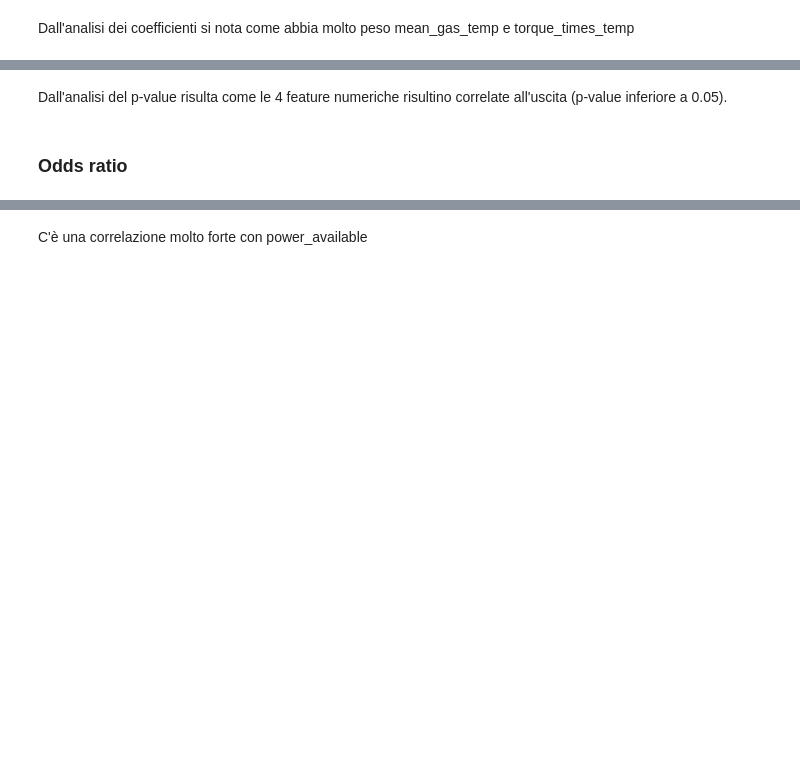
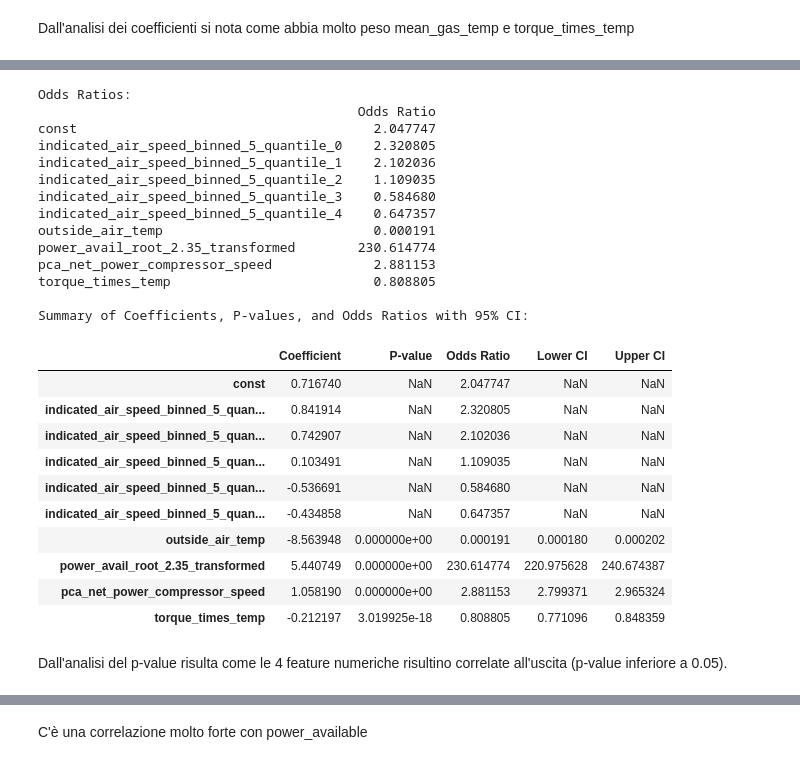
Before and after one commit to TizianoCosta/AML_2425_FinalProject, a Jupyter notebook: notebook/regressione_logistica_3.ipynb, the cells around one changed output, grey strips where cells are left out. Cells and saved outputs as stored; diff of their text form; code cells hidden in the pictures; blank space fills up the shorter version.

```diff
--- a/notebook/regressione_logistica_3.ipynb
+++ b/notebook/regressione_logistica_3.ipynb
@@ -1470,4 +1395,63 @@ Coefficients and P-values:
+# %%
+# prompt: analizza l'odds ratio associati a log_reg_OH_CH
+
+import pandas as pd
+import numpy as np
+# Calculate Odds Ratios
+# Odds Ratio = exp(coefficient)
+odds_ratios = np.exp(result.params)
+
+# Create a DataFrame for Odds Ratios
+odds_ratios_df = pd.DataFrame({
+    'Odds Ratio': odds_ratios
+})
+
+print("\nOdds Ratios:")
+print(odds_ratios_df)
+
+# To get confidence intervals for Odds Ratios, you can access the confidence intervals from the summary
+conf_int = result.conf_int(alpha=0.05) # 95% confidence interval
+conf_int.columns = ['Lower CI', 'Upper CI']
+conf_int_exp = np.exp(conf_int) # Exponentiate the confidence intervals
+
+# Combine coefficients, p-values, and odds ratios with confidence intervals
+summary_df = pd.concat([coefficients_and_pvalues, odds_ratios_df, conf_int_exp], axis=1)
+
+print("\nSummary of Coefficients, P-values, and Odds Ratios with 95% CI:")
+summary_df
+
+# Interpretation of Odds Ratios:
+# For a one-unit increase in the feature, the odds of the target variable being 1 (vs 0)
+# change by the factor of the Odds Ratio, holding other variables constant.
+# - If Odds Ratio > 1: The feature is associated with increased odds of the target being 1.
+# - If Odds Ratio < 1: The feature is associated with decreased odds of the target being 1.
+# - If Odds Ratio = 1: The feature is not associated with the target odds.
+# - If the 95% Confidence Interval includes 1, the result is typically considered not statistically significant at the 0.05 level, consistent with p-value > 0.05.
+# %% [output]
+Odds Ratios:
+                                         Odds Ratio
+const                                      2.047747
+indicated_air_speed_binned_5_quantile_0    2.320805
+indicated_air_speed_binned_5_quantile_1    2.102036
+indicated_air_speed_binned_5_quantile_2    1.109035
+indicated_air_speed_binned_5_quantile_3    0.584680
+indicated_air_speed_binned_5_quantile_4    0.647357
+outside_air_temp                           0.000191
+power_avail_root_2.35_transformed        230.614774
+pca_net_power_compressor_speed             2.881153
+torque_times_temp                          0.808805
+
+Summary of Coefficients, P-values, and Odds Ratios with 95% CI:
+|  | Coefficient | P-value | Odds Ratio | Lower CI | Upper CI |
+| const | 0.716740 | NaN | 2.047747 | NaN | NaN |
+| indicated_air_speed_binned_5_quan... | 0.841914 | NaN | 2.320805 | NaN | NaN |
+| indicated_air_speed_binned_5_quan... | 0.742907 | NaN | 2.102036 | NaN | NaN |
+| indicated_air_speed_binned_5_quan... | 0.103491 | NaN | 1.109035 | NaN | NaN |
+| indicated_air_speed_binned_5_quan... | -0.536691 | NaN | 0.584680 | NaN | NaN |
+| indicated_air_speed_binned_5_quan... | -0.434858 | NaN | 0.647357 | NaN | NaN |
+| outside_air_temp | -8.563948 | 0.000000e+00 | 0.000191 | 0.000180 | 0.000202 |
+| power_avail_root_2.35_transformed | 5.440749 | 0.000000e+00 | 230.614774 | 220.975628 | 240.674387 |
+| pca_net_power_compressor_speed | 1.058190 | 0.000000e+00 | 2.881153 | 2.799371 | 2.965324 |
+| torque_times_temp | -0.212197 | 3.019925e-18 | 0.808805 | 0.771096 | 0.848359 |
 # %% [markdown]
 Dall'analisi del p-value risulta come le 4 feature numeriche risultino correlate all'uscita (p-value inferiore a 0.05).
-# %% [markdown]
-### Odds ratio
```
Also changed, not shown: parts of 5 cells of this notebook.
